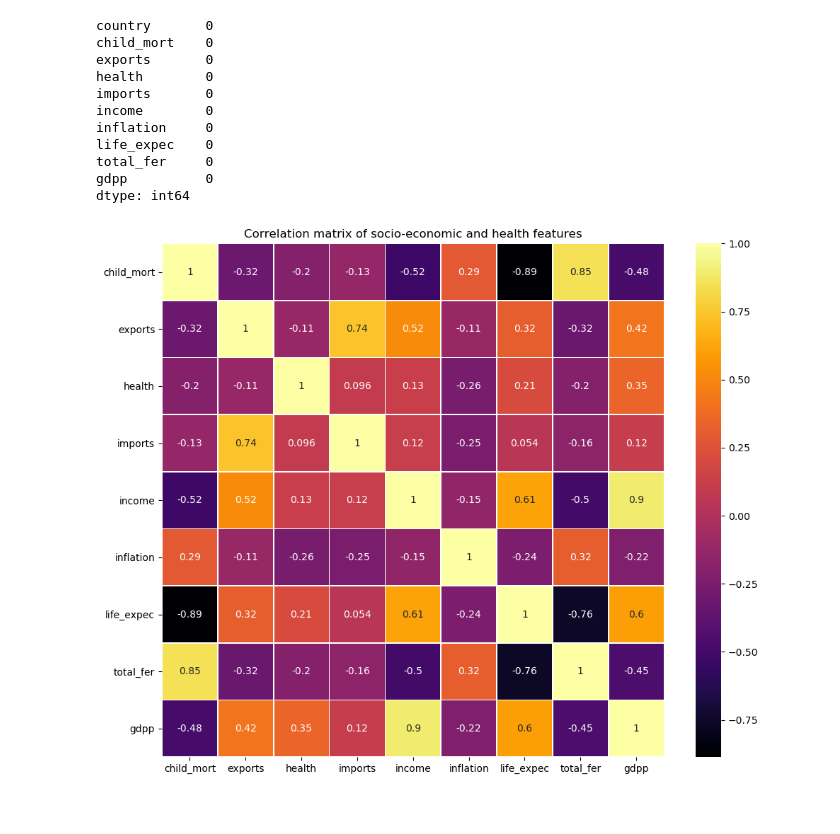
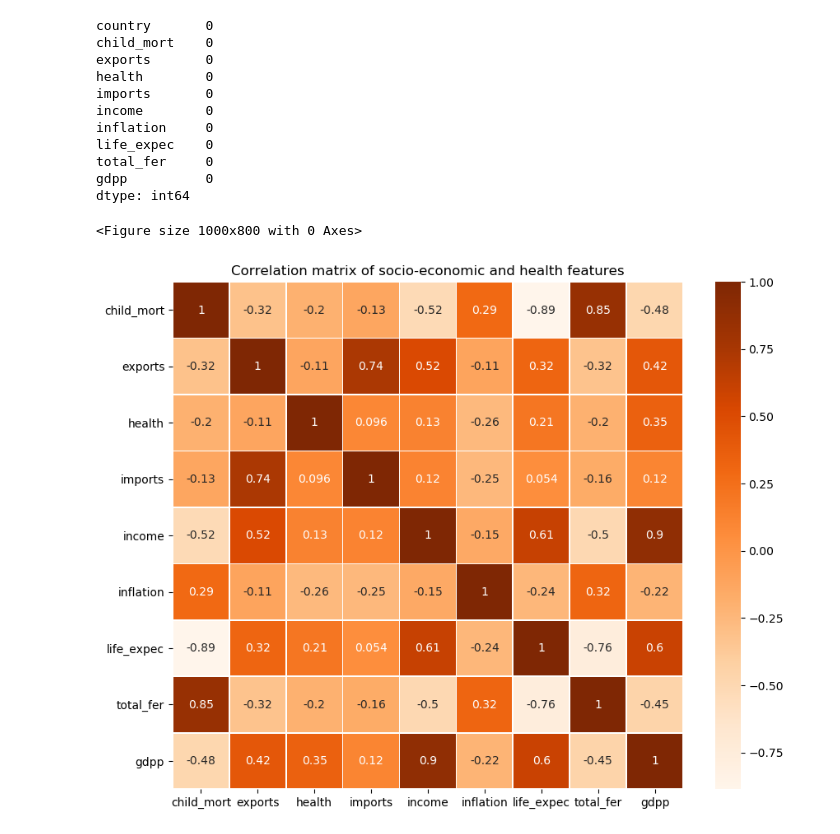
Before and after one commit to LudicrusTwrtle/Unsupervised_ML_Coursework, a Jupyter notebook: Assignment 1/assignment_1.ipynb, the cells around one changed output. Cells and saved outputs as stored; diff of their text form; code cells hidden in the pictures.

```diff
--- a/Assignment 1/assignment_1.ipynb
+++ b/Assignment 1/assignment_1.ipynb
@@ -67,17 +67,18 @@ country_features = df_countries.drop('country', axis =1)
 # %%
 import seaborn as sns
 import matplotlib.pyplot as plt
 
 corr = country_features.corr()
 
 plt.figure(figsize=(10, 8))
 sns.heatmap(
     corr,
     annot=True,
-    cmap="inferno",
+    cmap="Oranges",
     linewidths=0.5,
 )
 plt.title("Correlation matrix of socio-economic and health features")
 plt.show()
 # %% [output]
+<Figure size 1000x800 with 0 Axes>
-[figure, old version]
+[figure, new version]
```
Also changed, not shown: parts of 1 cell of this notebook.
